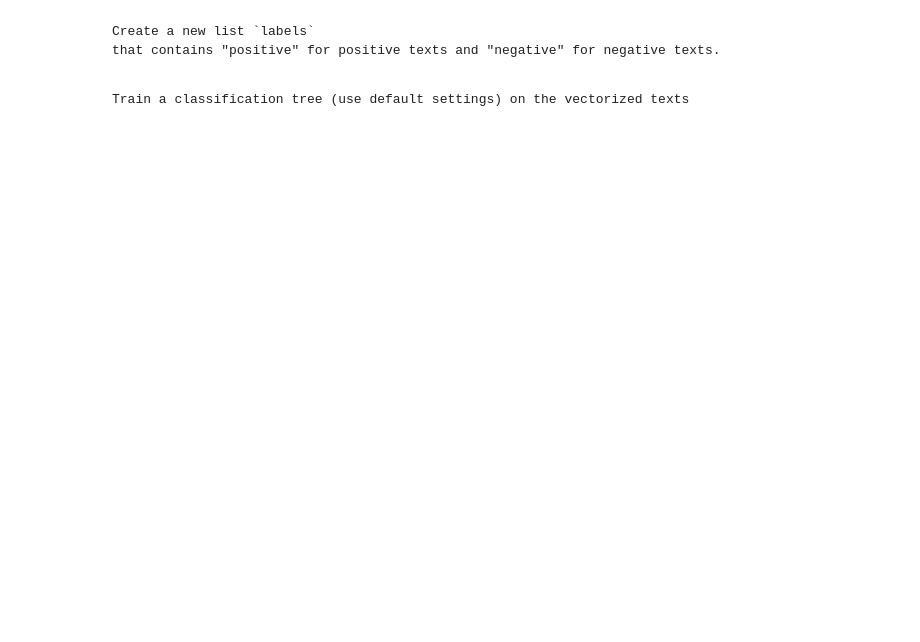
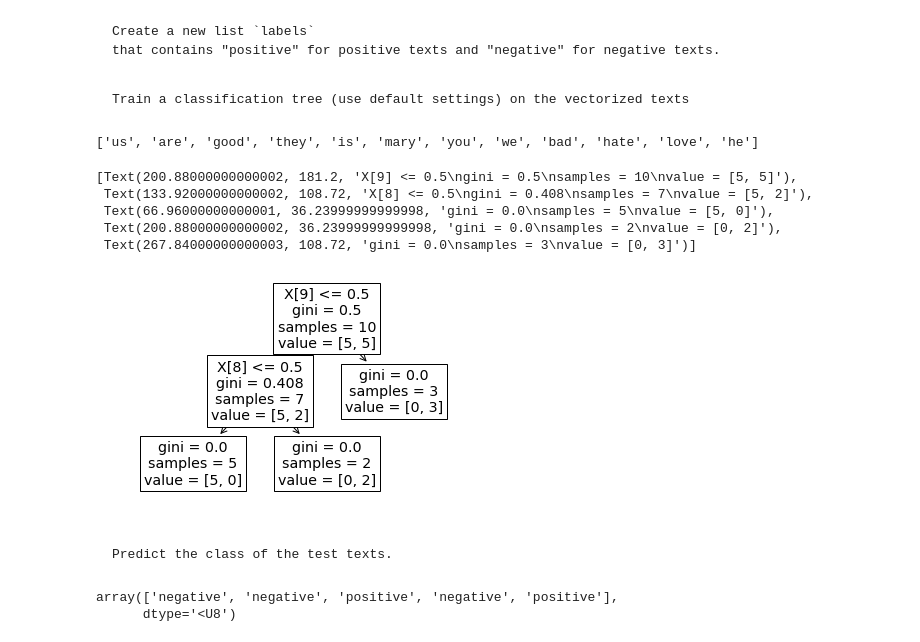
Before and after one commit to feb-uni-sofia/text-analytics-workshop-2019, a Jupyter notebook: 1c_basic_sentiment.ipynb, the cells around one changed output. Drawn from its saved outputs; the diff is of its cells as text; code cells hidden in the pictures; blank space fills up the shorter version.

```diff
--- a/1c_basic_sentiment.ipynb
+++ b/1c_basic_sentiment.ipynb
@@ -186,0 +156,32 @@ plt.show()
+# %%
+classifier = DecisionTreeClassifier(random_state=0)
+classifier.fit(text_vectors, labels)
+print(unique_words)
+plot_tree(classifier)
+# %% [output]
+['us', 'are', 'good', 'they', 'is', 'mary', 'you', 'we', 'bad', 'hate', 'love', 'he']
+[Text(200.88000000000002, 181.2, 'X[9] <= 0.5\ngini = 0.5\nsamples = 10\nvalue = [5, 5]'),
+ Text(133.92000000000002, 108.72, 'X[8] <= 0.5\ngini = 0.408\nsamples = 7\nvalue = [5, 2]'),
+ Text(66.96000000000001, 36.23999999999998, 'gini = 0.0\nsamples = 5\nvalue = [5, 0]'),
+ Text(200.88000000000002, 36.23999999999998, 'gini = 0.0\nsamples = 2\nvalue = [0, 2]'),
+ Text(267.84000000000003, 108.72, 'gini = 0.0\nsamples = 3\nvalue = [0, 3]')]
+[figure, added]
+# %% [markdown]
+    Predict the class of the test texts.
+# %%
+test_texts = [
+    "they love mary",
+    "they are good",
+    "why do you hate mary",
+    "they are almost always good",
+    "we are very bad"
+]
+
+test_text_vectors = vectorize_collection(test_texts)
+
+
+predictions = classifier.predict(test_text_vectors)
+predictions
+# %% [output]
+array(['negative', 'negative', 'positive', 'negative', 'positive'],
+      dtype='<U8')
```
Also changed, not shown: parts of 7 cells of this notebook, 1 other file.
